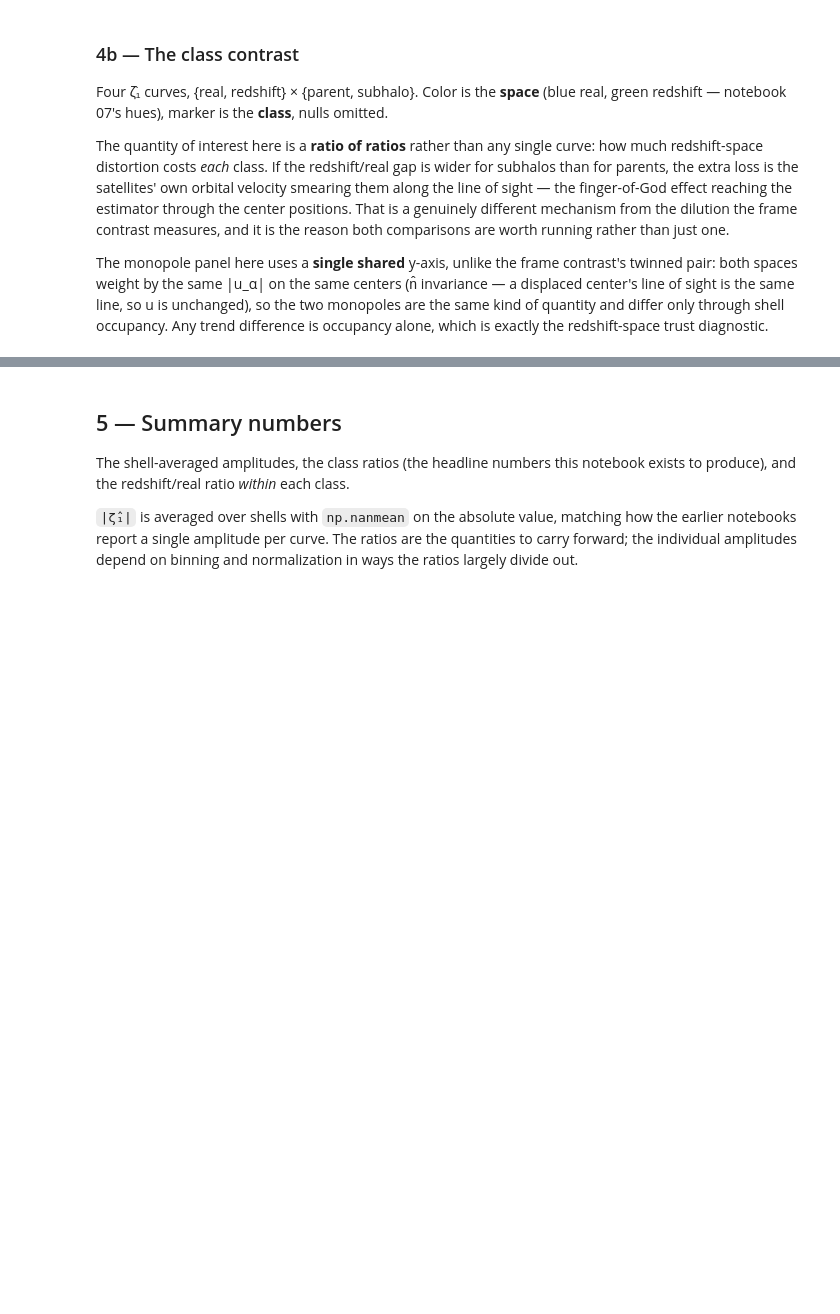
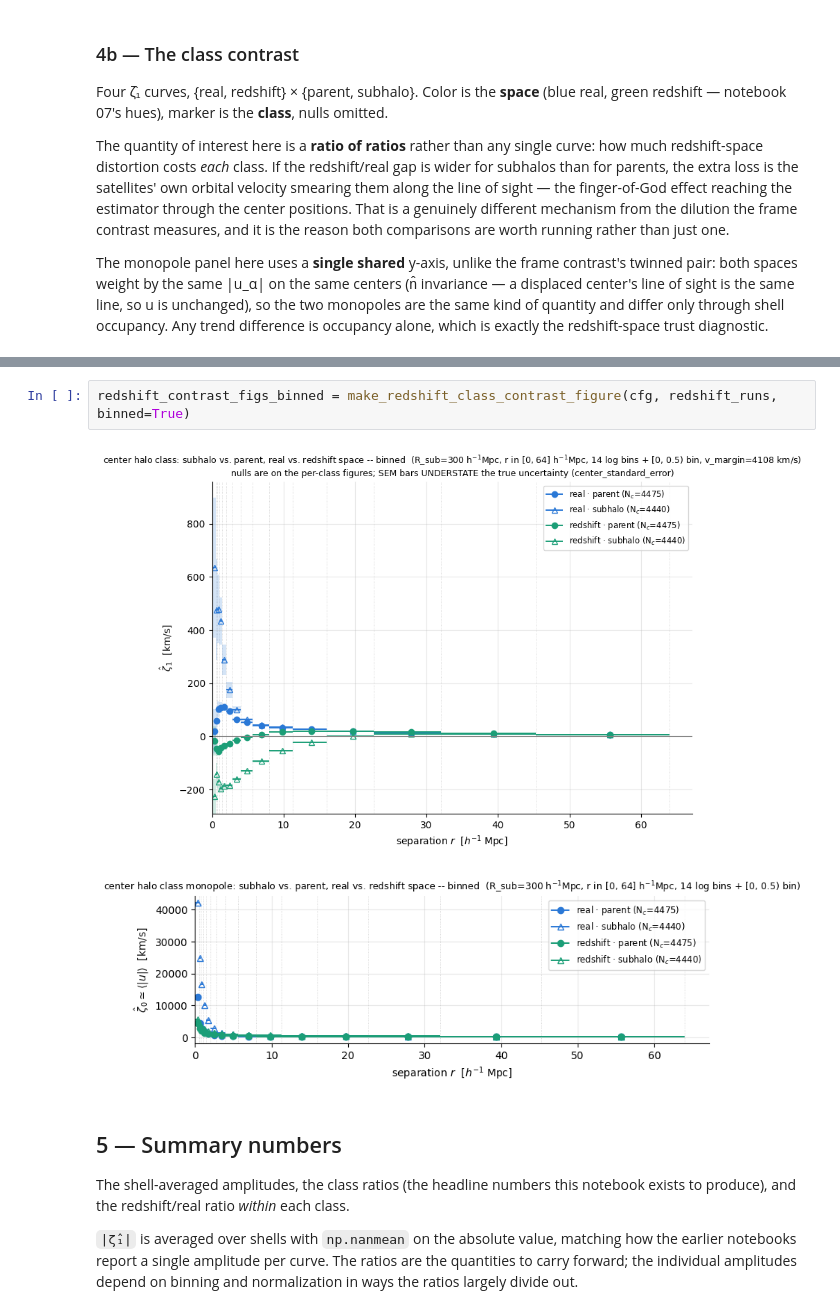
Before and after one commit to ofeke2000/Cross-correlating-Tempel-SDSS-groups-with-Cosmicflows-4-peculiar-velocities, a Jupyter notebook: notebooks/08_halo_class_comparison.ipynb, the cells around one changed output, grey strips where cells are left out. Drawn from its saved outputs; the diff is of its cells as text; blank space fills up the shorter version.

```diff
--- a/notebooks/08_halo_class_comparison.ipynb
+++ b/notebooks/08_halo_class_comparison.ipynb
@@ -449,3 +492,8 @@ redshift_contrast_figs = make_redshift_class_contrast_figure(cfg, redshift_runs)
+# %%
+redshift_contrast_figs_binned = make_redshift_class_contrast_figure(cfg, redshift_runs, binned=True)
+# %% [output]
+[figure, added]
+[figure, added]
 # %% [markdown]
 ## 5 — Summary numbers
 
```
Also changed, not shown: parts of 10 cells of this notebook, 24 other files.
